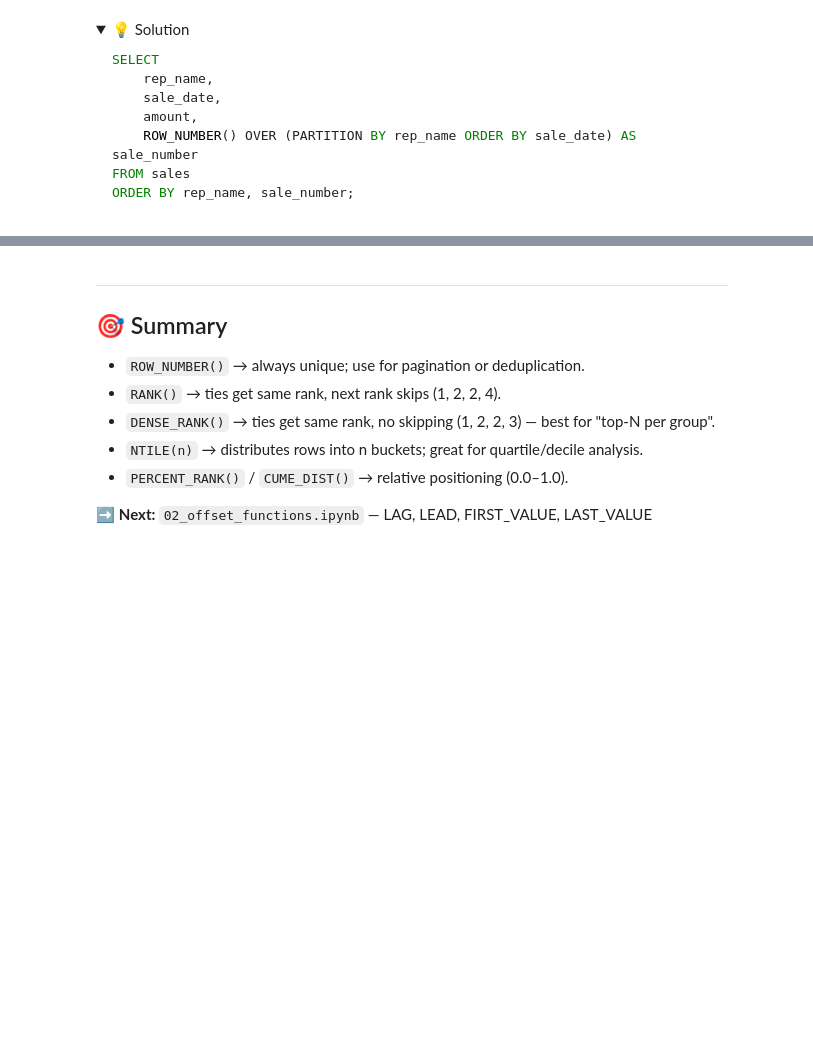
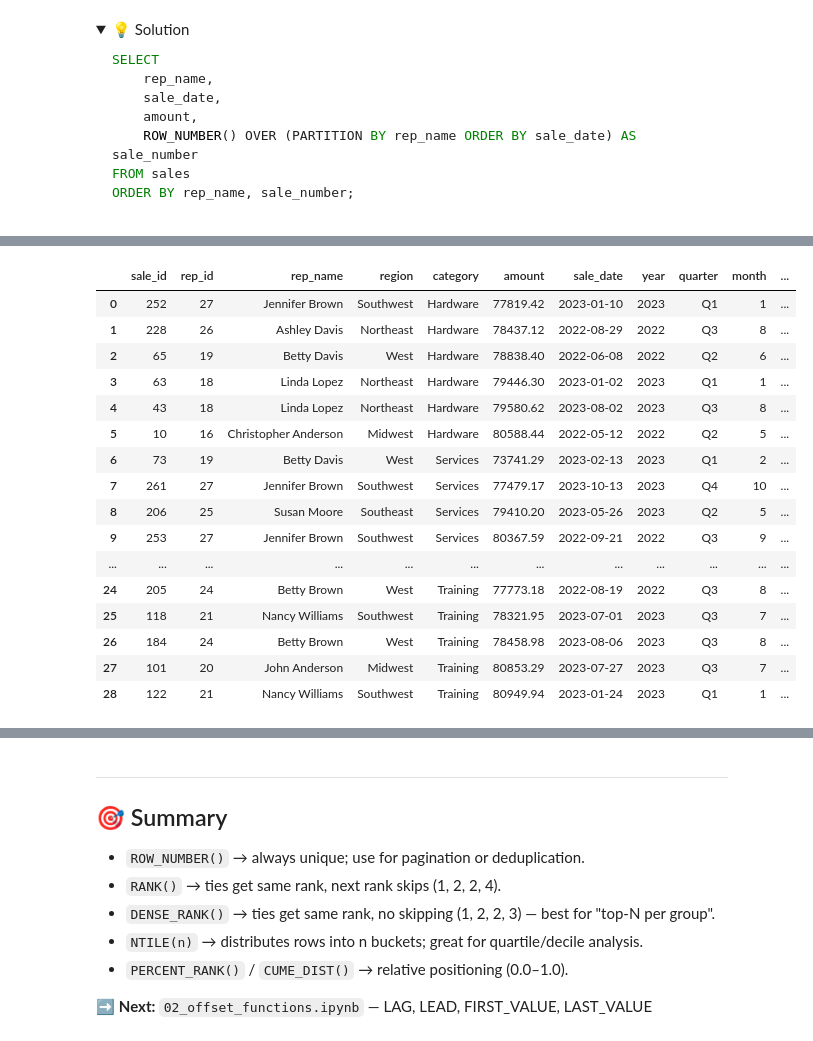
Before and after one commit to pcorner10/sql_practice, a Jupyter notebook: notebooks/01_ranking_functions.ipynb, the cells around one changed output, grey strips where cells are left out. Saved outputs shown, nothing was run; the diff lists cells and outputs as text; code cells hidden in the pictures; folded sections open; blank space fills up the shorter version.

```diff
--- a/notebooks/01_ranking_functions.ipynb
+++ b/notebooks/01_ranking_functions.ipynb
@@ -229,0 +610,32 @@ ORDER BY rep_name, sale_number;
+# %%
+# Escribe tu consulta aquí:
+query = """
+WITH BASE_TABLE AS (
+    SELECT *,
+    ROUND((PERCENT_RANK() OVER(PARTITION BY category ORDER BY amount)*100), 1) AS percet_rank
+    FROM SALES
+)
+
+SELECT * FROM BASE_TABLE
+WHERE percet_rank > 90
+ORDER BY category, amount
+"""
+con.execute(query).df()
+# %% [output]
+|  | sale_id | rep_id | rep_name | region | category | amount | sale_date | year | quarter | month | ... |
+| 0 | 252 | 27 | Jennifer Brown | Southwest | Hardware | 77819.42 | 2023-01-10 | 2023 | Q1 | 1 | ... |
+| 1 | 228 | 26 | Ashley Davis | Northeast | Hardware | 78437.12 | 2022-08-29 | 2022 | Q3 | 8 | ... |
+| 2 | 65 | 19 | Betty Davis | West | Hardware | 78838.40 | 2022-06-08 | 2022 | Q2 | 6 | ... |
+| 3 | 63 | 18 | Linda Lopez | Northeast | Hardware | 79446.30 | 2023-01-02 | 2023 | Q1 | 1 | ... |
+| 4 | 43 | 18 | Linda Lopez | Northeast | Hardware | 79580.62 | 2023-08-02 | 2023 | Q3 | 8 | ... |
+| 5 | 10 | 16 | Christopher Anderson | Midwest | Hardware | 80588.44 | 2022-05-12 | 2022 | Q2 | 5 | ... |
+| 6 | 73 | 19 | Betty Davis | West | Services | 73741.29 | 2023-02-13 | 2023 | Q1 | 2 | ... |
+| 7 | 261 | 27 | Jennifer Brown | Southwest | Services | 77479.17 | 2023-10-13 | 2023 | Q4 | 10 | ... |
+| 8 | 206 | 25 | Susan Moore | Southeast | Services | 79410.20 | 2023-05-26 | 2023 | Q2 | 5 | ... |
+| 9 | 253 | 27 | Jennifer Brown | Southwest | Services | 80367.59 | 2022-09-21 | 2022 | Q3 | 9 | ... |
+| ... | ... | ... | ... | ... | ... | ... | ... | ... | ... | ... | ... |
+| 24 | 205 | 24 | Betty Brown | West | Training | 77773.18 | 2022-08-19 | 2022 | Q3 | 8 | ... |
+| 25 | 118 | 21 | Nancy Williams | Southwest | Training | 78321.95 | 2023-07-01 | 2023 | Q3 | 7 | ... |
+| 26 | 184 | 24 | Betty Brown | West | Training | 78458.98 | 2023-08-06 | 2023 | Q3 | 8 | ... |
+| 27 | 101 | 20 | John Anderson | Midwest | Training | 80853.29 | 2023-07-27 | 2023 | Q3 | 7 | ... |
+| 28 | 122 | 21 | Nancy Williams | Southwest | Training | 80949.94 | 2023-01-24 | 2023 | Q1 | 1 | ... |
```
Also changed, not shown: parts of 68 cells of this notebook, 8 other files.
